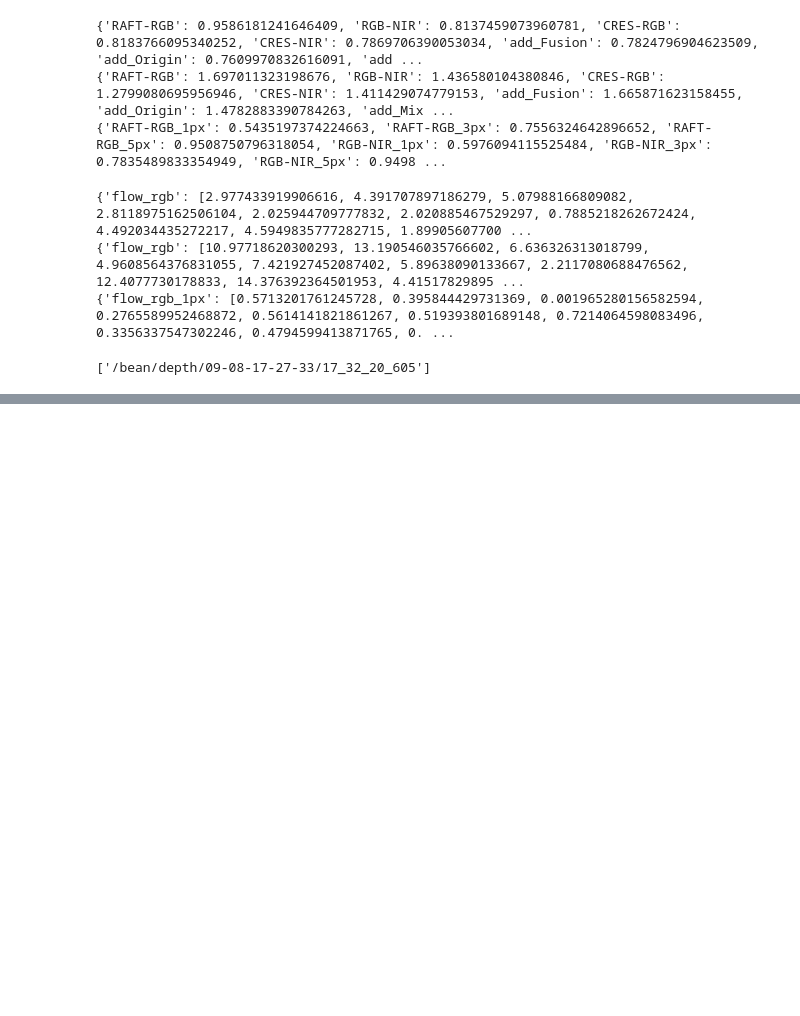
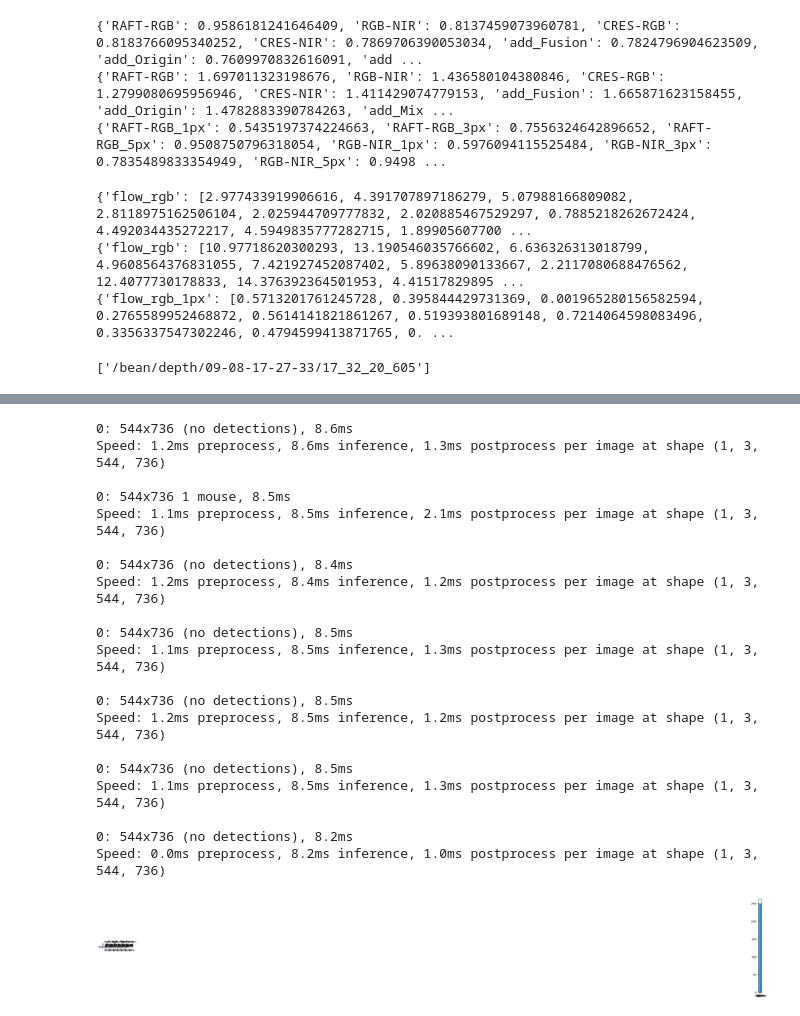
Before and after one commit to divisonofficer/RAFT-Stereo, a Jupyter notebook: ablationstudy.ipynb, the cells around one changed output, grey strips where cells are left out. Cells and saved outputs as stored; diff of their text form; code cells hidden in the pictures; blank space fills up the shorter version.

```diff
--- a/ablationstudy.ipynb
+++ b/ablationstudy.ipynb
@@ -971,0 +1581,59 @@ print(error_frame)
+# %%
+from IPython.display import clear_output
+import json
+loss_dict = {}
+cnt = 1000
+for b in range(cnt):
+    inputs, boxes = od_test_item2(dataset_drive.input_list[b*10])
+    print(f"{b}/{cnt}")
+    fusion_dict = comparison_study_color(inputs)
+    losses = []
+    clear_output(wait=True)
+    plt.figure(figsize=(42,6))
+    for i, (k,v) in enumerate(fusion_dict.items()):
+        img = v[0].unsqueeze(0)
+        img = F.pad(img / 255, (0,16,0,4))
+        loss, img = compute_yolo(img, boxes)
+        if not k in loss_dict:
+            loss_dict[k] = []
+        loss_dict[k].append(loss)
+        losses.append(loss)
+        plt.subplot(1,h+1,1 + i)
+        plt.title(k)
+        plt.imshow(img)
+    plt.subplot(1,h+1,1 + h)
+    plt.bar(fusion_dict.keys(),losses,)
+    plt.show()
+
+
+
+avg_dict = {}
+for k,v in loss_dict.items():
+    avg_dict[k] = np.mean(v)
+
+json.dump({
+    "loss":loss_dict,
+    "avg_loss": avg_dict,
+}, open("comparison_synth_od.json","w"))
+# %% [output]
+0: 544x736 (no detections), 8.6ms
+Speed: 1.2ms preprocess, 8.6ms inference, 1.3ms postprocess per image at shape (1, 3, 544, 736)
+
+0: 544x736 1 mouse, 8.5ms
+Speed: 1.1ms preprocess, 8.5ms inference, 2.1ms postprocess per image at shape (1, 3, 544, 736)
+
+0: 544x736 (no detections), 8.4ms
+Speed: 1.2ms preprocess, 8.4ms inference, 1.2ms postprocess per image at shape (1, 3, 544, 736)
+
+0: 544x736 (no detections), 8.5ms
+Speed: 1.1ms preprocess, 8.5ms inference, 1.3ms postprocess per image at shape (1, 3, 544, 736)
+
+0: 544x736 (no detections), 8.5ms
+Speed: 1.2ms preprocess, 8.5ms inference, 1.2ms postprocess per image at shape (1, 3, 544, 736)
+
+0: 544x736 (no detections), 8.5ms
+Speed: 1.1ms preprocess, 8.5ms inference, 1.3ms postprocess per image at shape (1, 3, 544, 736)
+
+0: 544x736 (no detections), 8.2ms
+Speed: 0.0ms preprocess, 8.2ms inference, 1.0ms postprocess per image at shape (1, 3, 544, 736)
+[figure, added]
```
Also changed, not shown: parts of 28 cells of this notebook, 9 other files.
